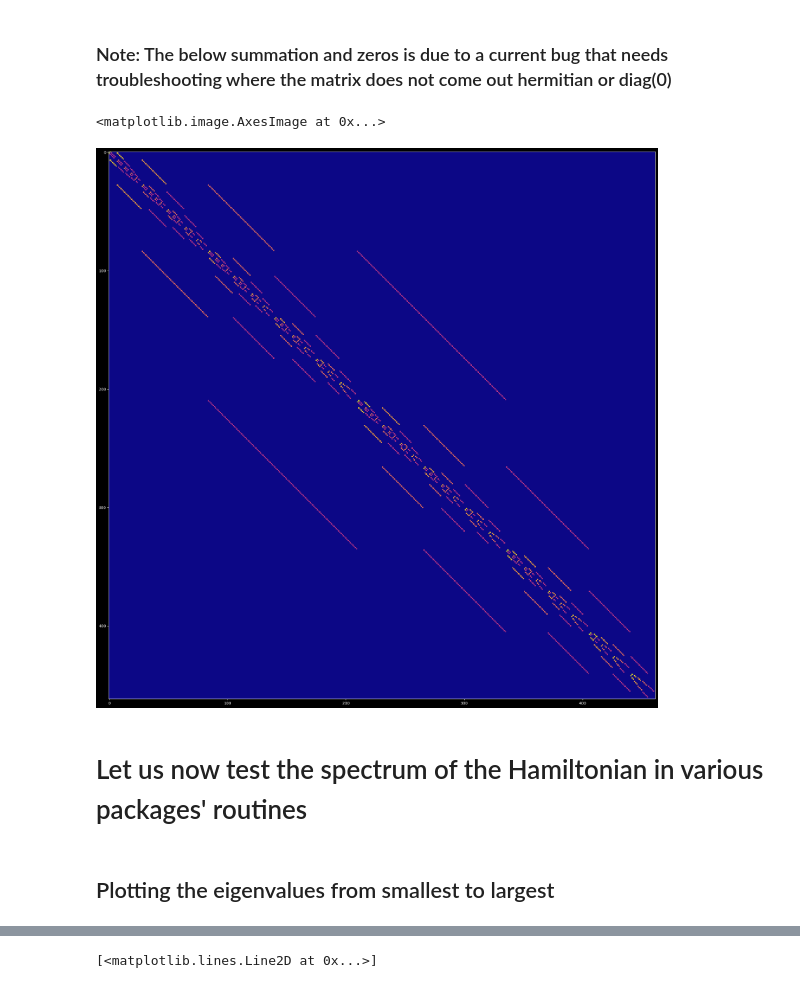
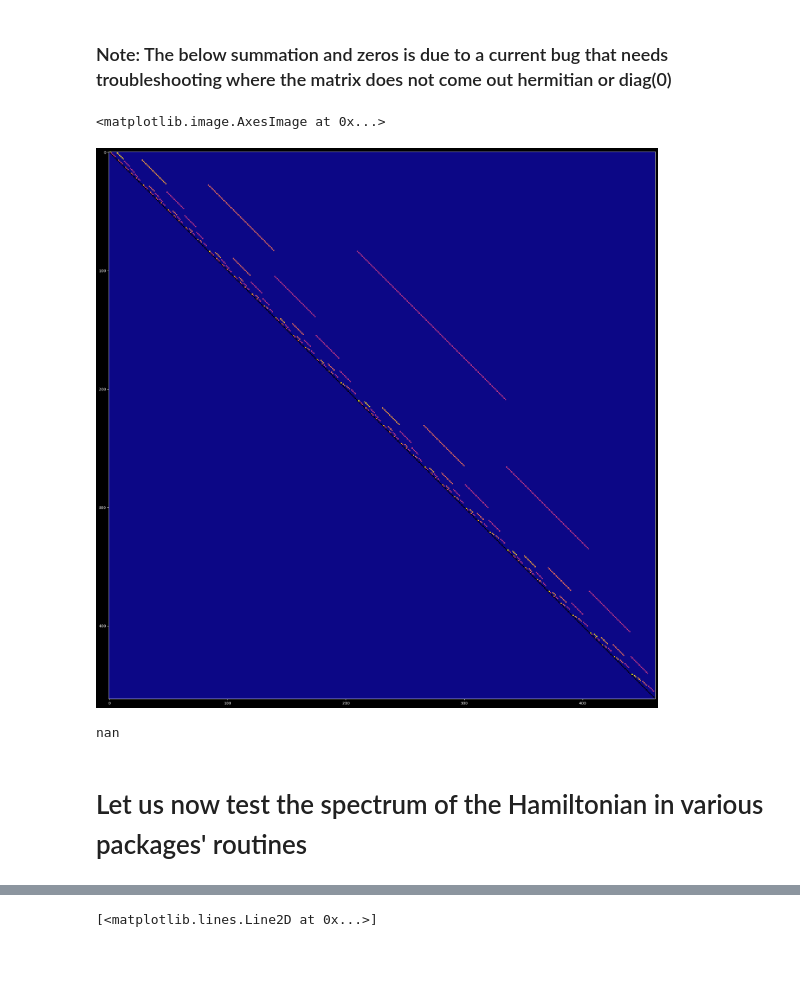
Before and after one commit to dcthecook/Many_Body_Theory, a Jupyter notebook: 2quantization.ipynb, the cells around one changed output, grey strips where cells are left out. Drawn from its saved outputs; the diff is of its cells as text; code cells hidden in the pictures; blank space fills up the shorter version.

```diff
--- a/2quantization.ipynb
+++ b/2quantization.ipynb
@@ -266,17 +289,21 @@ plt.style.use('dark_background')
 #####################
 #####################
 
-hamup = no_interaction_boson_gas(5, 7, 1)
-hamdown = hamup.T
-ham = hamup+hamdown
-for i in range(basis_size_python(5, 7)):
-    ham[i, i] = 0.
+hamup = no_interaction_boson_gas(5, 7, 1, -1)
+#hamdown = hamup.T
+#ham = hamup+hamdown
+#for i in range(basis_size_python(5, 7)):
+    #ham[i, i] = 0.
 # %%
 plt.figure(figsize = (26, 26))
-plt.imshow(ham, cmap='plasma')
+plt.imshow(hamup, cmap='plasma')
 # %% [output]
 <matplotlib.image.AxesImage at 0x...>
-[figure, old version]
+[figure, new version]
+# %%
+hamup[0,0]
+# %% [output]
+nan
 # %% [markdown]
 # Let us now test the spectrum of the Hamiltonian in various packages' routines
 # %%
@@ -287,5 +314,3 @@ sparse_ham = sp.sparse.csr_matrix(ham)
 k = 200
 
 eigenvalues, eigenvectors = sp.sparse.linalg.eigsh(sparse_ham, k=k, which='SA')
-# %% [markdown]
-## Plotting the eigenvalues from smallest to largest
```
Also changed, not shown: parts of 5 cells of this notebook.
